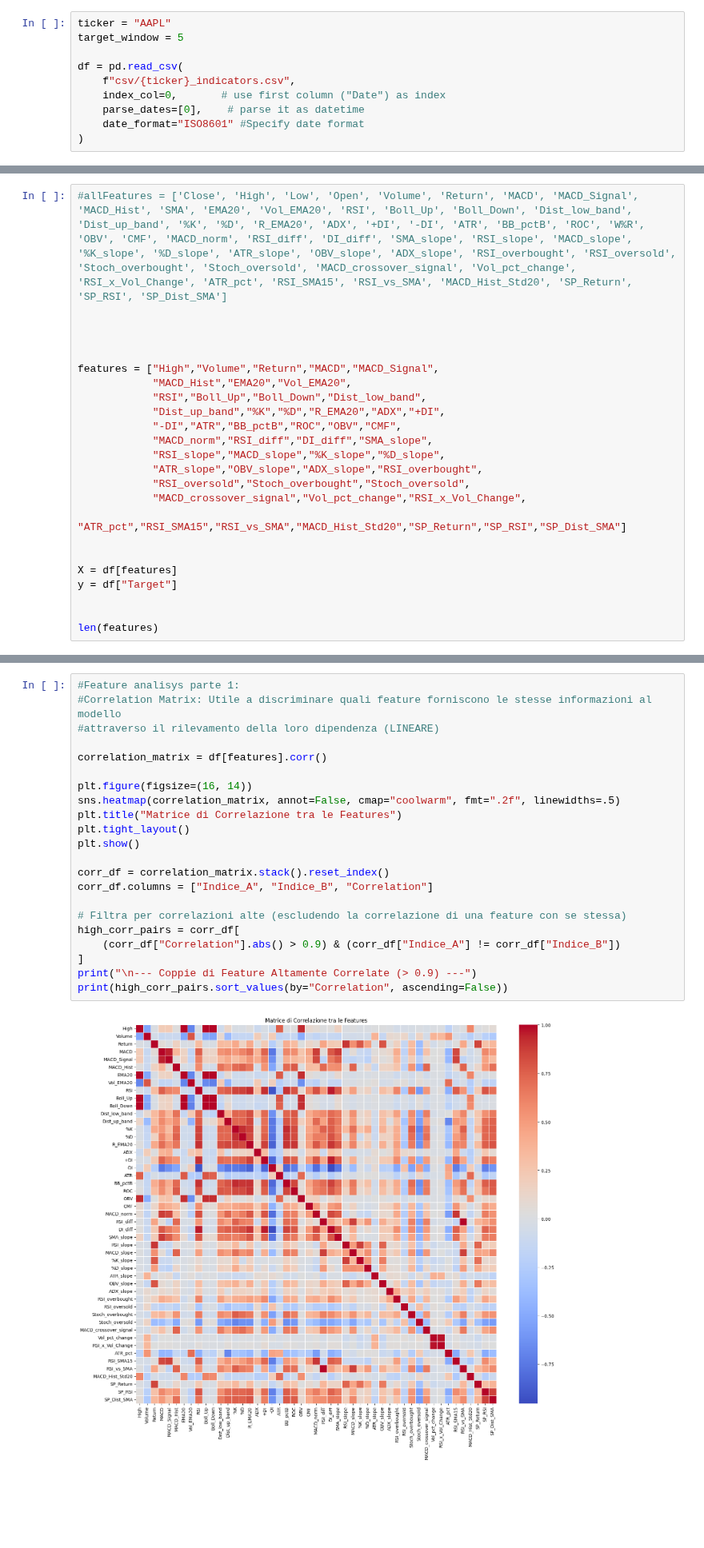
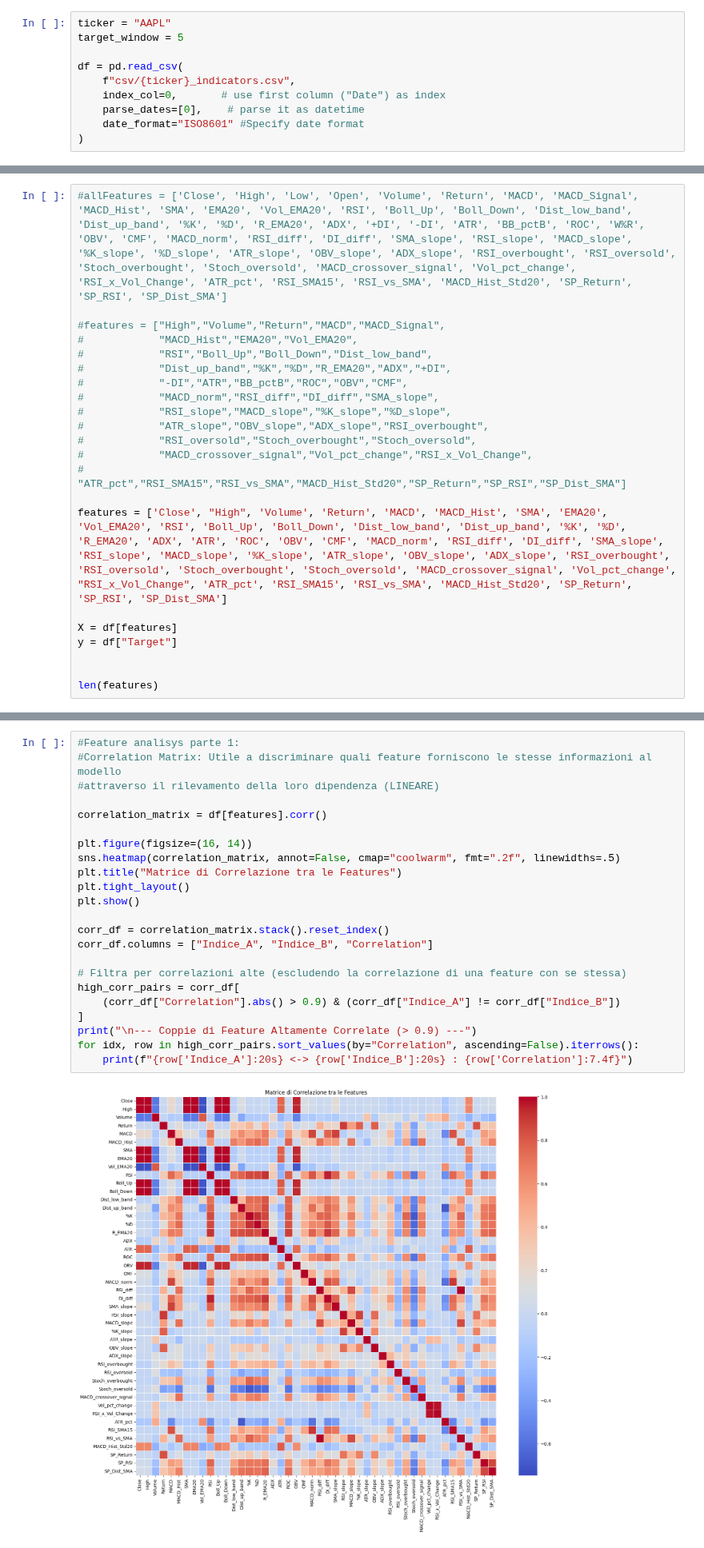
Before and after one commit to UniAlessioM/MarGui-Project, a Jupyter notebook: ImprovedPipeline.ipynb, the cells around one changed output, grey strips where cells are left out. Shown at 80% size. Saved outputs shown, nothing was run; the diff lists cells and outputs as text; blank space fills up the shorter version.

```diff
--- a/ImprovedPipeline.ipynb
+++ b/ImprovedPipeline.ipynb
@@ -68,21 +79,19 @@ plt.show()
 # %%
 #allFeatures = ['Close', 'High', 'Low', 'Open', 'Volume', 'Return', 'MACD', 'MACD_Signal', 'MACD_Hist', 'SMA', 'EMA20', 'Vol_EMA20', 'RSI', 'Boll_Up', 'Boll_Down', 'Dist_low_band', 'Dist_up_band', '%K', '%D', 'R_EMA20', 'ADX', '+DI', '-DI', 'ATR', 'BB_pctB', 'ROC', 'W%R', 'OBV', 'CMF', 'MACD_norm', 'RSI_diff', 'DI_diff', 'SMA_slope', 'RSI_slope', 'MACD_slope', '%K_slope', '%D_slope', 'ATR_slope', 'OBV_slope', 'ADX_slope', 'RSI_overbought', 'RSI_oversold', 'Stoch_overbought', 'Stoch_oversold', 'MACD_crossover_signal', 'Vol_pct_change', 'RSI_x_Vol_Change', 'ATR_pct', 'RSI_SMA15', 'RSI_vs_SMA', 'MACD_Hist_Std20', 'SP_Return', 'SP_RSI', 'SP_Dist_SMA']
 
+#features = ["High","Volume","Return","MACD","MACD_Signal",
+#            "MACD_Hist","EMA20","Vol_EMA20",
+#            "RSI","Boll_Up","Boll_Down","Dist_low_band",
+#            "Dist_up_band","%K","%D","R_EMA20","ADX","+DI",
+#            "-DI","ATR","BB_pctB","ROC","OBV","CMF",
+#            "MACD_norm","RSI_diff","DI_diff","SMA_slope",
+#            "RSI_slope","MACD_slope","%K_slope","%D_slope",
+#            "ATR_slope","OBV_slope","ADX_slope","RSI_overbought",
+#            "RSI_oversold","Stoch_overbought","Stoch_oversold",
+#            "MACD_crossover_signal","Vol_pct_change","RSI_x_Vol_Change",
+#            "ATR_pct","RSI_SMA15","RSI_vs_SMA","MACD_Hist_Std20","SP_Return","SP_RSI","SP_Dist_SMA"]
 
-
-
-features = ["High","Volume","Return","MACD","MACD_Signal",
-            "MACD_Hist","EMA20","Vol_EMA20",
-            "RSI","Boll_Up","Boll_Down","Dist_low_band",
-            "Dist_up_band","%K","%D","R_EMA20","ADX","+DI",
-            "-DI","ATR","BB_pctB","ROC","OBV","CMF",
-            "MACD_norm","RSI_diff","DI_diff","SMA_slope",
-            "RSI_slope","MACD_slope","%K_slope","%D_slope",
-            "ATR_slope","OBV_slope","ADX_slope","RSI_overbought",
-            "RSI_oversold","Stoch_overbought","Stoch_oversold",
-            "MACD_crossover_signal","Vol_pct_change","RSI_x_Vol_Change",
-            "ATR_pct","RSI_SMA15","RSI_vs_SMA","MACD_Hist_Std20","SP_Return","SP_RSI","SP_Dist_SMA"]
-
+features = ['Close', "High", 'Volume', 'Return', 'MACD', 'MACD_Hist', 'SMA', 'EMA20', 'Vol_EMA20', 'RSI', 'Boll_Up', 'Boll_Down', 'Dist_low_band', 'Dist_up_band', '%K', '%D', 'R_EMA20', 'ADX', 'ATR', 'ROC', 'OBV', 'CMF', 'MACD_norm', 'RSI_diff', 'DI_diff', 'SMA_slope', 'RSI_slope', 'MACD_slope', '%K_slope', 'ATR_slope', 'OBV_slope', 'ADX_slope', 'RSI_overbought', 'RSI_oversold', 'Stoch_overbought', 'Stoch_oversold', 'MACD_crossover_signal', 'Vol_pct_change', "RSI_x_Vol_Change", 'ATR_pct', 'RSI_SMA15', 'RSI_vs_SMA', 'MACD_Hist_Std20', 'SP_Return', 'SP_RSI', 'SP_Dist_SMA']
 
 X = df[features]
 y = df["Target"]
@@ -94,25 +103,26 @@ len(features)
 # %%
 #Feature analisys parte 1:
 #Correlation Matrix: Utile a discriminare quali feature forniscono le stesse informazioni al modello
 #attraverso il rilevamento della loro dipendenza (LINEARE)
 
 correlation_matrix = df[features].corr()
 
 plt.figure(figsize=(16, 14))
 sns.heatmap(correlation_matrix, annot=False, cmap="coolwarm", fmt=".2f", linewidths=.5)
 plt.title("Matrice di Correlazione tra le Features")
 plt.tight_layout()
 plt.show()
 
 corr_df = correlation_matrix.stack().reset_index()
 corr_df.columns = ["Indice_A", "Indice_B", "Correlation"]
 
 # Filtra per correlazioni alte (escludendo la correlazione di una feature con se stessa)
 high_corr_pairs = corr_df[
     (corr_df["Correlation"].abs() > 0.9) & (corr_df["Indice_A"] != corr_df["Indice_B"])
 ]
 print("\n--- Coppie di Feature Altamente Correlate (> 0.9) ---")
-print(high_corr_pairs.sort_values(by="Correlation", ascending=False))
+for idx, row in high_corr_pairs.sort_values(by="Correlation", ascending=False).iterrows():
+    print(f"{row['Indice_A']:20s} <-> {row['Indice_B']:20s} : {row['Correlation']:7.4f}")
 # %% [output]
-[figure, old version]
+[figure, new version]
 --- Coppie di Feature Altamente Correlate (> 0.9) ---
```
Also changed, not shown: parts of 10 cells of this notebook, 2 other files.
